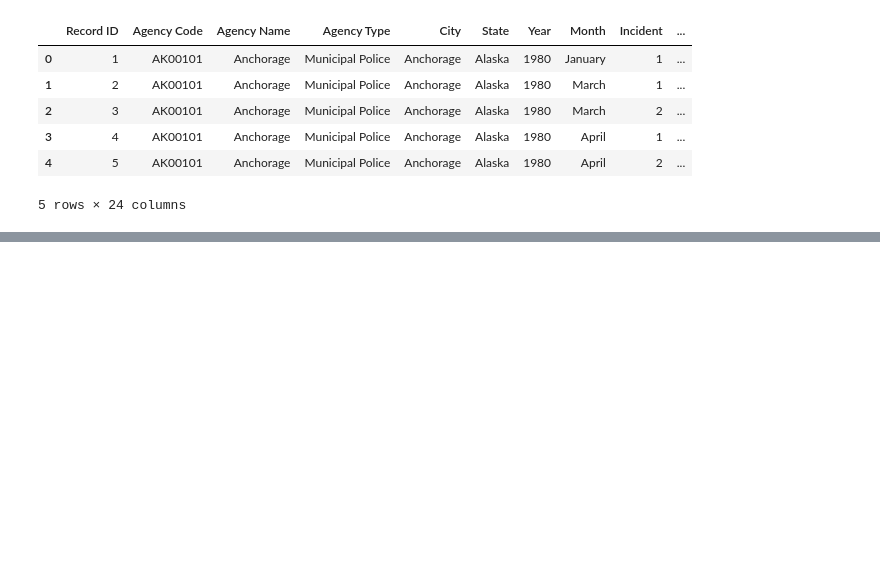
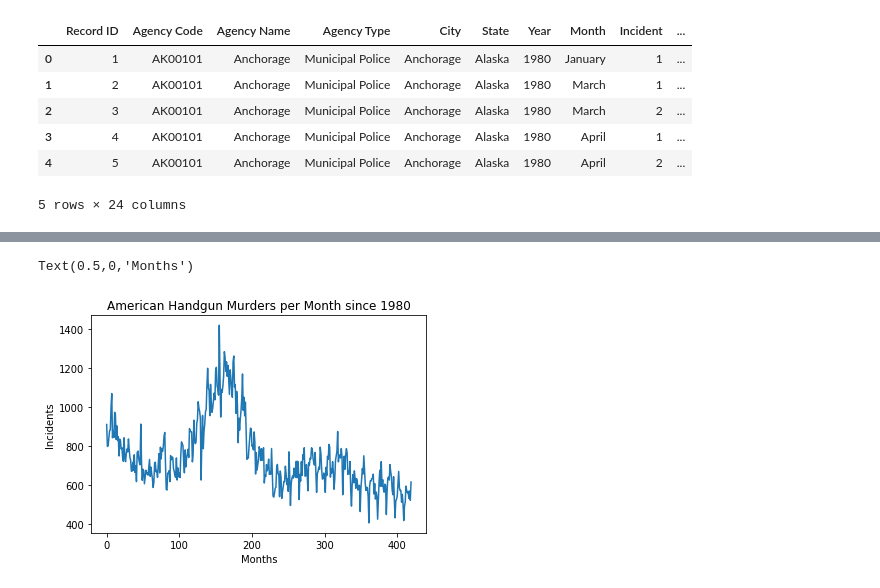
Before and after one commit to mathSlug/crime-analysis, a Jupyter notebook: capstoneTimeSeries/Gun_Violence.ipynb, the cells around one changed output, grey strips where cells are left out. Drawn from its saved outputs; the diff is of its cells as text; code cells hidden in the pictures; blank space fills up the shorter version.

```diff
--- a/capstoneTimeSeries/Gun_Violence.ipynb
+++ b/capstoneTimeSeries/Gun_Violence.ipynb
@@ -41,0 +65,8 @@ crimes_month.head()
+# %%
+matplotlib.pyplot.plot(crimes_month.y)
+matplotlib.pyplot.title("American Handgun Murders per Month since 1980")
+matplotlib.pyplot.ylabel("Incidents")
+matplotlib.pyplot.xlabel("Months")
+# %% [output]
+Text(0.5,0,'Months')
+[figure, added]
```
Also changed, not shown: parts of 10 cells of this notebook, 1 other file.
